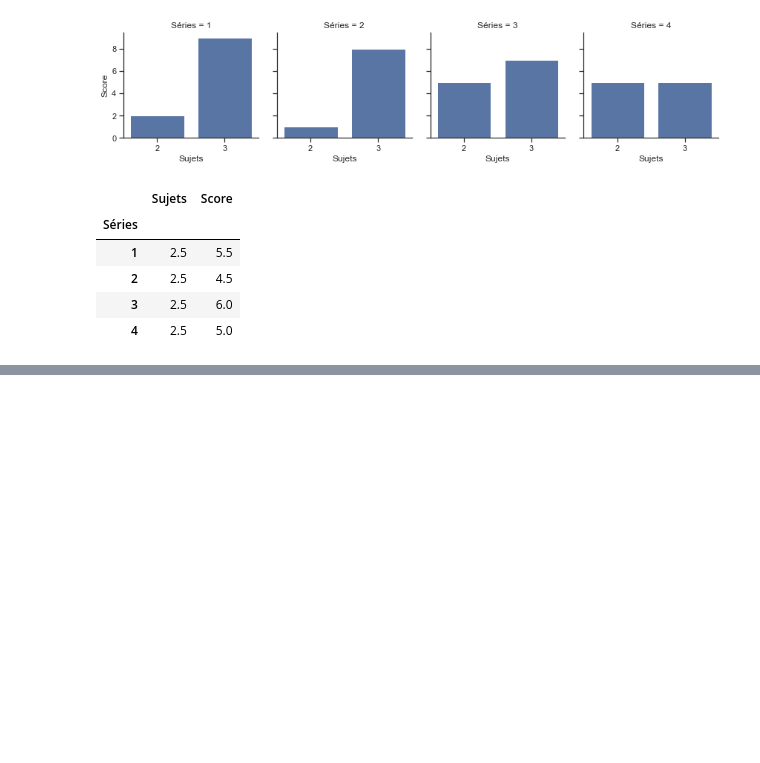
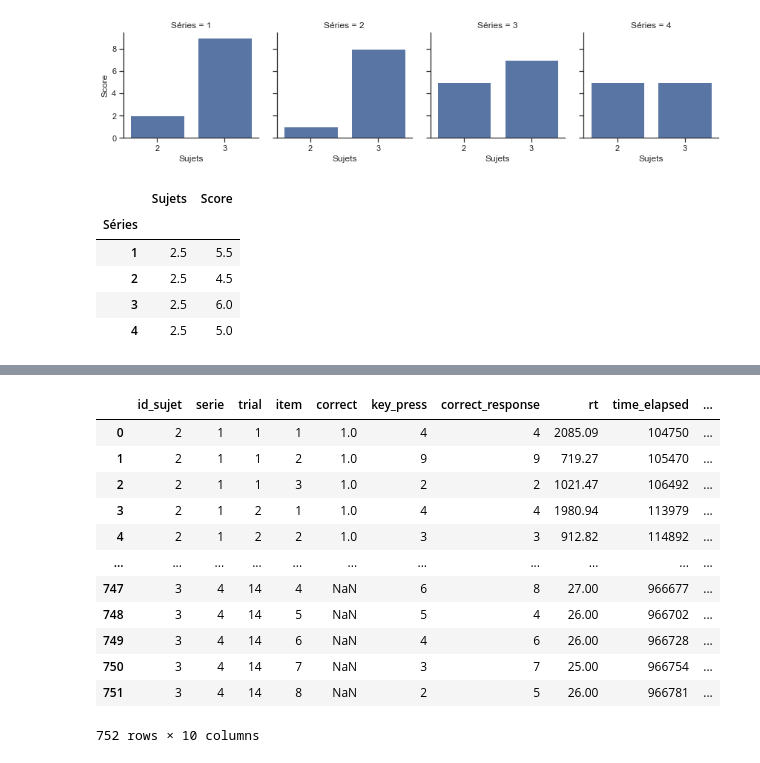
Before and after one commit to NeonSodium/TE_Cognitive_web, a Jupyter notebook: data/data.ipynb, the cells around one changed output, grey strips where cells are left out. Saved outputs shown, nothing was run; the diff lists cells and outputs as text; code cells hidden in the pictures; blank space fills up the shorter version.

```diff
--- a/data/data.ipynb
+++ b/data/data.ipynb
@@ -123,0 +125,17 @@ sns.catplot(x="Sujets", y="Score", kind="bar", hue="Séries", data=sujets_score)
+# %%
+dfri = df.reset_index()
+dfri
+# %% [output]
+|  | id_sujet | serie | trial | item | correct | key_press | correct_response | rt | time_elapsed | ... |
+| 0 | 2 | 1 | 1 | 1 | 1.0 | 4 | 4 | 2085.09 | 104750 | ... |
+| 1 | 2 | 1 | 1 | 2 | 1.0 | 9 | 9 | 719.27 | 105470 | ... |
+| 2 | 2 | 1 | 1 | 3 | 1.0 | 2 | 2 | 1021.47 | 106492 | ... |
+| 3 | 2 | 1 | 2 | 1 | 1.0 | 4 | 4 | 1980.94 | 113979 | ... |
+| 4 | 2 | 1 | 2 | 2 | 1.0 | 3 | 3 | 912.82 | 114892 | ... |
+| ... | ... | ... | ... | ... | ... | ... | ... | ... | ... | ... |
+| 747 | 3 | 4 | 14 | 4 | NaN | 6 | 8 | 27.00 | 966677 | ... |
+| 748 | 3 | 4 | 14 | 5 | NaN | 5 | 4 | 26.00 | 966702 | ... |
+| 749 | 3 | 4 | 14 | 6 | NaN | 4 | 6 | 26.00 | 966728 | ... |
+| 750 | 3 | 4 | 14 | 7 | NaN | 3 | 7 | 25.00 | 966754 | ... |
+| 751 | 3 | 4 | 14 | 8 | NaN | 2 | 5 | 26.00 | 966781 | ... |
+752 rows × 10 columns
```
Also changed, not shown: parts of 4 cells of this notebook, 2 other files.
